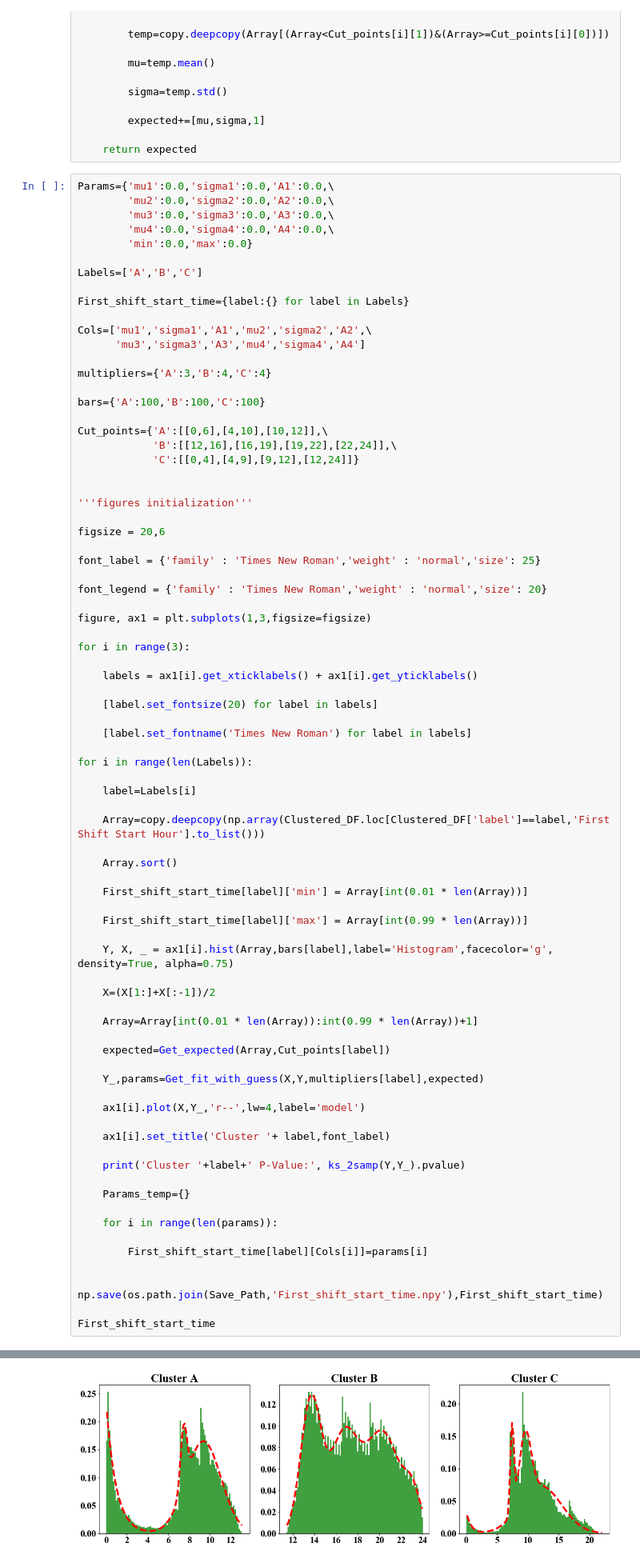
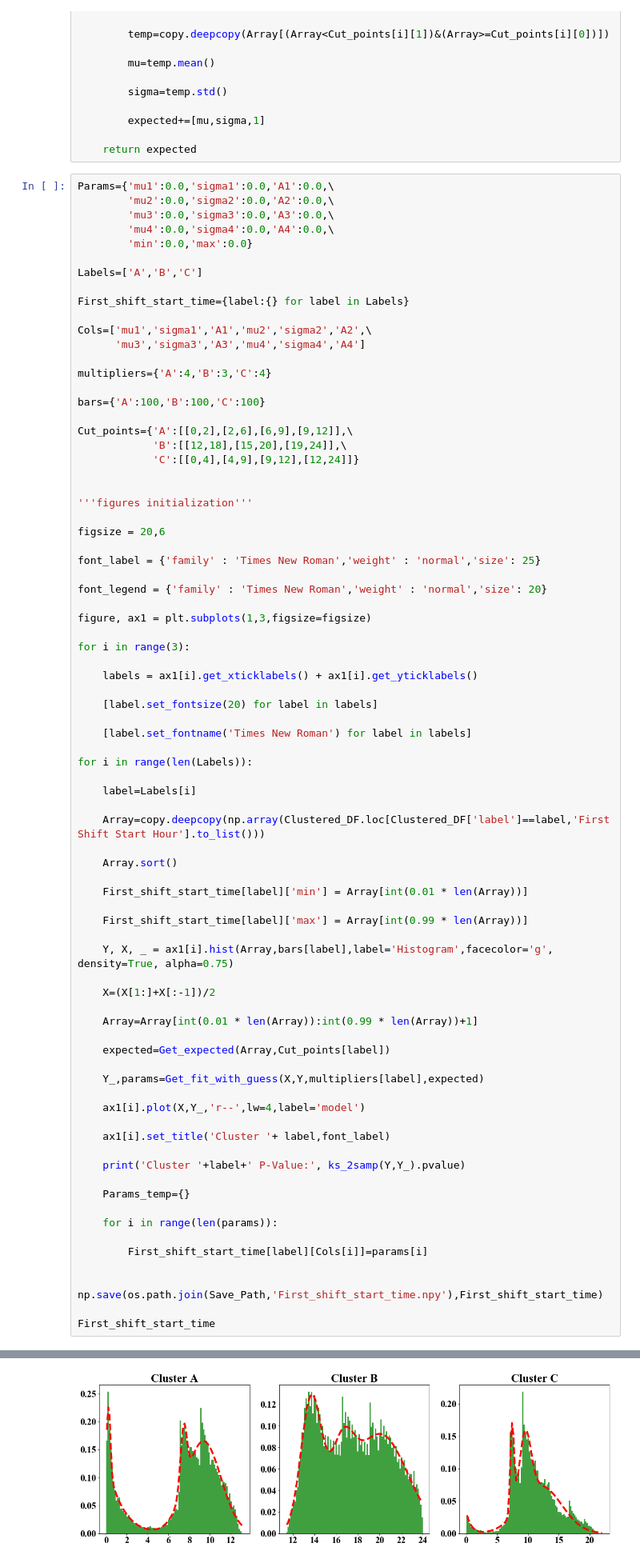
Before and after one commit to marco-yue/Driver_Behaviors, a Jupyter notebook: 03 Estimating.ipynb, the cells around one changed output, grey strips where cells are left out. Shown at 80% size. Drawn from its saved outputs; the diff is of its cells as text.

```diff
--- a/03 Estimating.ipynb
+++ b/03 Estimating.ipynb
@@ -185,12 +185,12 @@ First_shift_start_time={label:{} for label in Labels}
 Cols=['mu1','sigma1','A1','mu2','sigma2','A2',\
       'mu3','sigma3','A3','mu4','sigma4','A4']
 
-multipliers={'A':3,'B':4,'C':4}
+multipliers={'A':4,'B':3,'C':4}
 
 bars={'A':100,'B':100,'C':100}
 
-Cut_points={'A':[[0,6],[4,10],[10,12]],\
-            'B':[[12,16],[16,19],[19,22],[22,24]],\
+Cut_points={'A':[[0,2],[2,6],[6,9],[9,12]],\
+            'B':[[12,18],[15,20],[19,24]],\
             'C':[[0,4],[4,9],[9,12],[12,24]]}
 
 
@@ -269,9 +269,9 @@ Cluster C P-Value: 0.8937515524105734
 ... (23 lines left out)
   'A3': 0.24508660406044175,
   'mu4': 12.075576004107383,
   'sigma4': 3.373548538008653,
   'A4': 0.619297039446595}}
-[figure, old version]
+[figure, new version]
 # %% [markdown]
 ## 03 Shift Duration
 # %%
```
Also changed, not shown: parts of 3 cells of this notebook.
